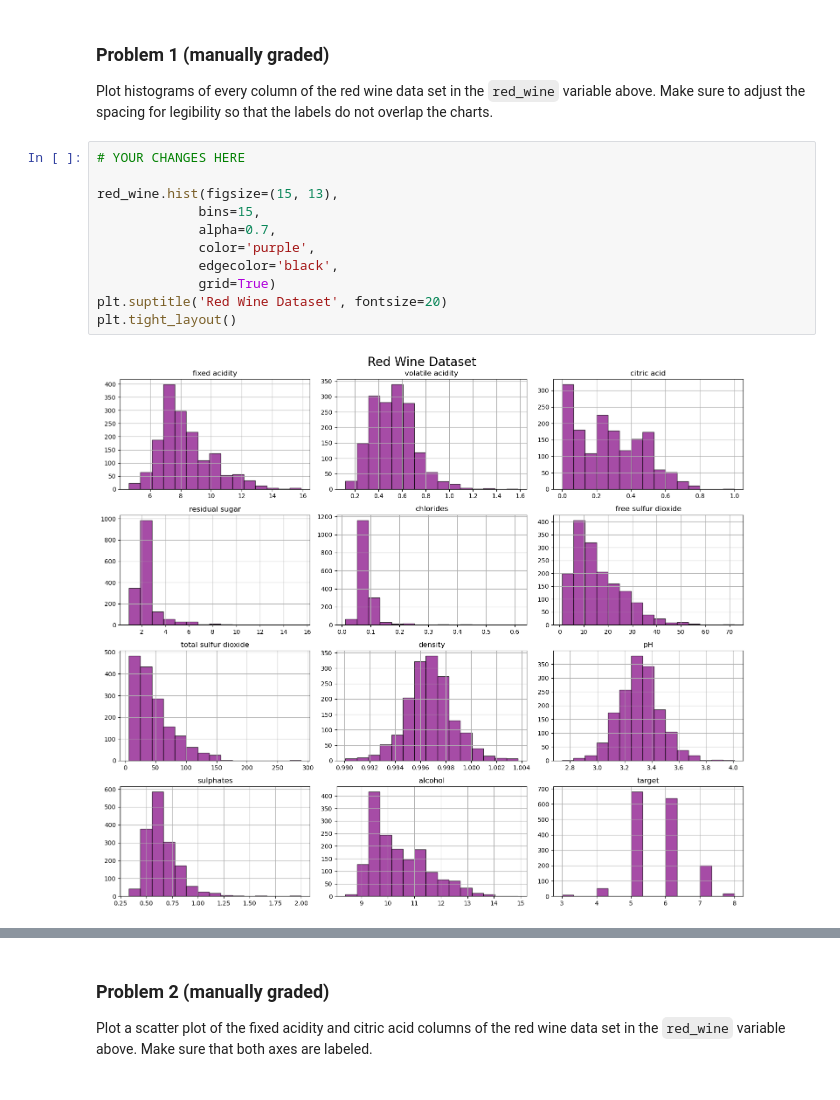
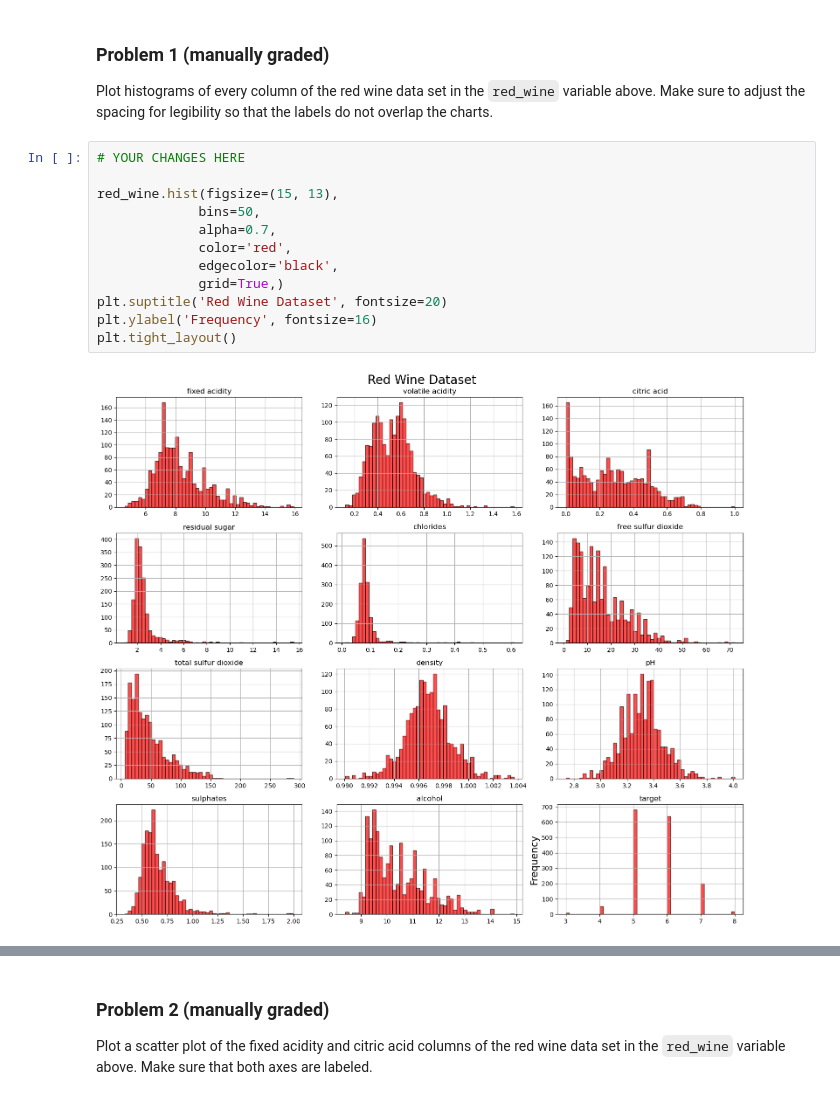
Before and after one commit to Quantum-Cosmic/dx602-homework-10, a Jupyter notebook: homework.ipynb, the cells around one changed output, grey strips where cells are left out. Saved outputs shown, nothing was run; the diff lists cells and outputs as text.

```diff
--- a/homework.ipynb
+++ b/homework.ipynb
@@ -51,16 +51,17 @@ Make sure to adjust the spacing for legibility so that the labels do not overlap
 # %%
 # YOUR CHANGES HERE
 
 red_wine.hist(figsize=(15, 13),
-             bins=15,
+             bins=50,
              alpha=0.7,
-             color='purple',
+             color='red',
              edgecolor='black',
-             grid=True)
+             grid=True,)
 plt.suptitle('Red Wine Dataset', fontsize=20)
+plt.ylabel('Frequency', fontsize=16)
 plt.tight_layout()
 # %% [output]
-[figure, old version]
+[figure, new version]
 # %% [markdown]
 <div style="page-break-after: always;"></div>
 # %% [markdown]
```
Also changed, not shown: parts of 12 cells of this notebook.
